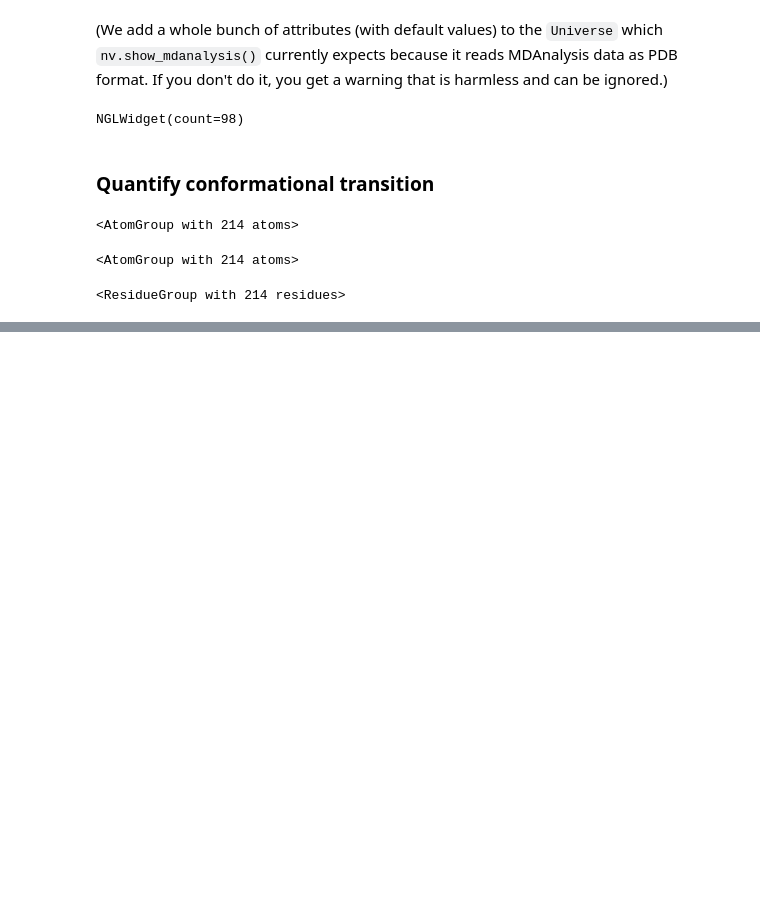
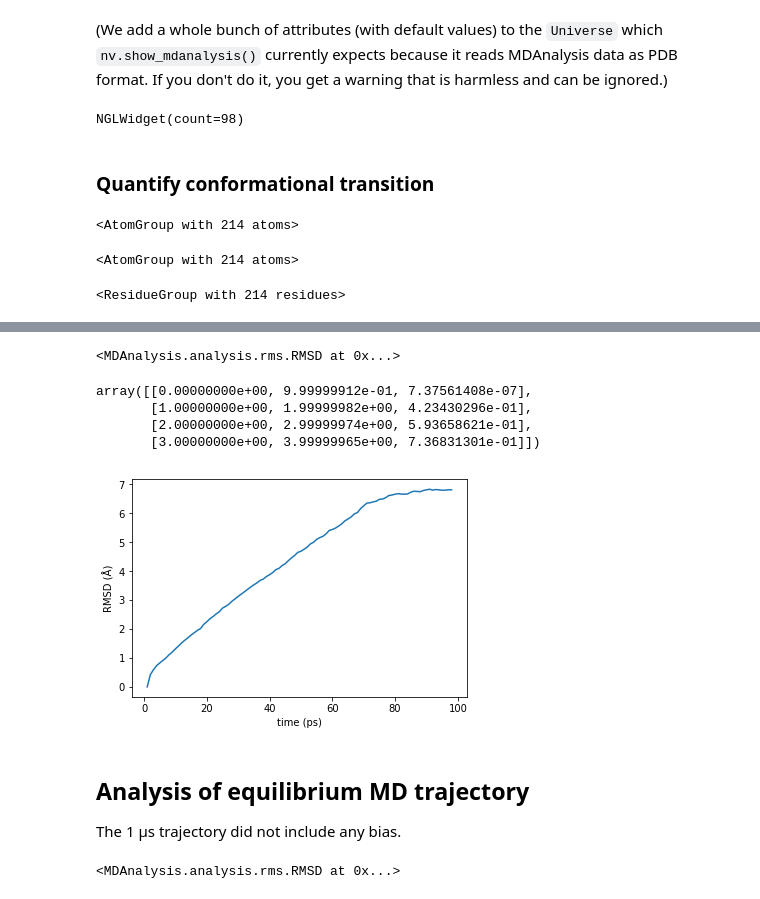
Before and after one commit to MDAnalysis/WorkshopHackathon2018, a Jupyter notebook: 01_IntroToMDAnalysis/notebooks/introduction_MDAnalysis.ipynb, the cells around one changed output, grey strips where cells are left out. Drawn from its saved outputs; the diff is of its cells as text; code cells hidden in the pictures; blank space fills up the shorter version.

```diff
--- a/01_IntroToMDAnalysis/notebooks/introduction_MDAnalysis.ipynb
+++ b/01_IntroToMDAnalysis/notebooks/introduction_MDAnalysis.ipynb
@@ -174,0 +254,23 @@ Experimental FRET labels: distances
+# %%
+ca = u.select_atoms("protein and name CA")
+
+R = rms.RMSD(ca)
+R.run(verbose=True)
+# %% [output]
+<MDAnalysis.analysis.rms.RMSD at 0x...>
+# %%
+R.rmsd[:4]
+# %% [output]
+array([[0.00000000e+00, 9.99999912e-01, 7.37561408e-07],
+       [1.00000000e+00, 1.99999982e+00, 4.23430296e-01],
+       [2.00000000e+00, 2.99999974e+00, 5.93658621e-01],
+       [3.00000000e+00, 3.99999965e+00, 7.36831301e-01]])
+# %%
+plt.plot(R.rmsd[:, 1], R.rmsd[:, 2])
+plt.xlabel("time (ps)")
+plt.ylabel("RMSD (Å)");
+# %% [output]
+[figure, added]
+# %% [markdown]
+## Analysis of equilibrium MD trajectory
+The 1 µs trajectory did not include any bias.
@@ -174,0 +279,7 @@ Experimental FRET labels: distances
+# %%
+ca2 = u2.select_atoms("protein and name CA")
+
+R2 = rms.RMSD(ca2)
+R2.run()
+# %% [output]
+<MDAnalysis.analysis.rms.RMSD at 0x...>
```
Also changed, not shown: parts of 22 cells of this notebook, 1 other file.
